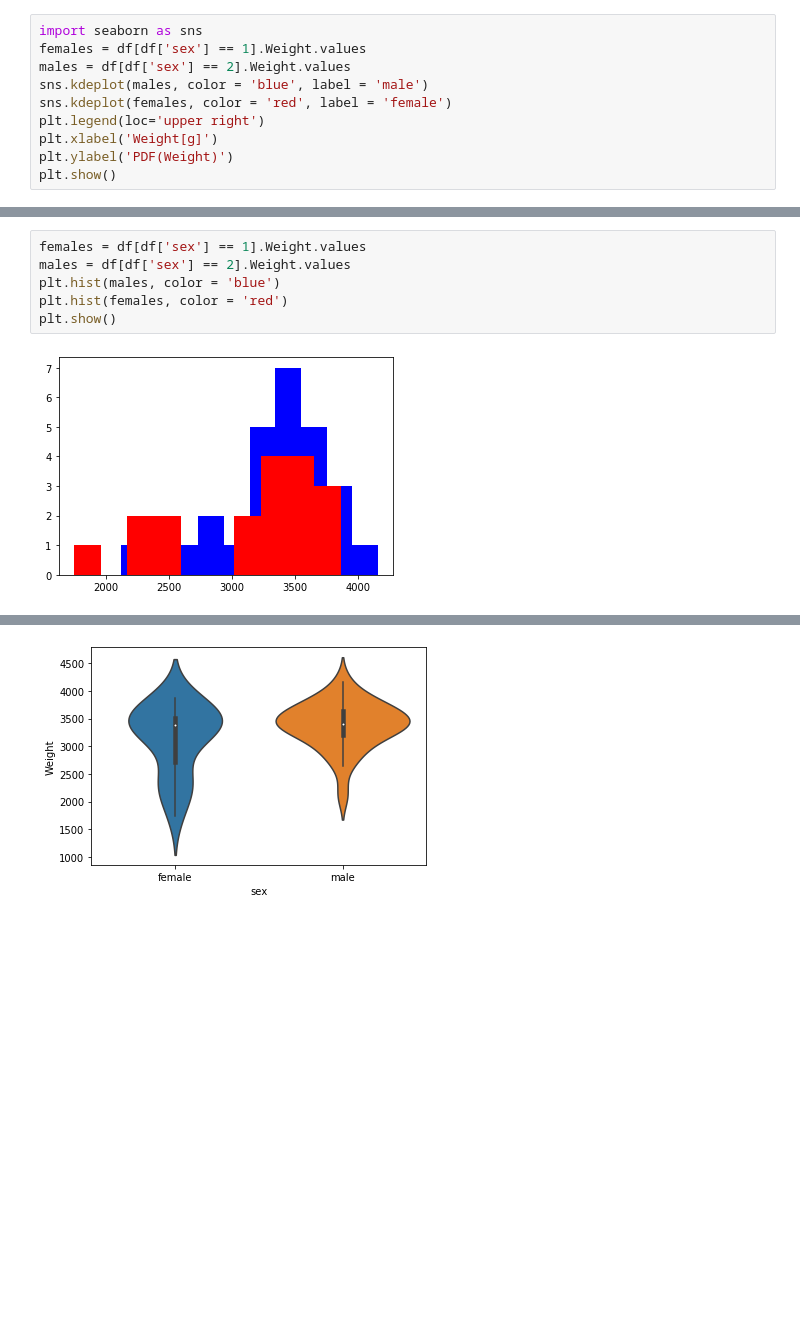
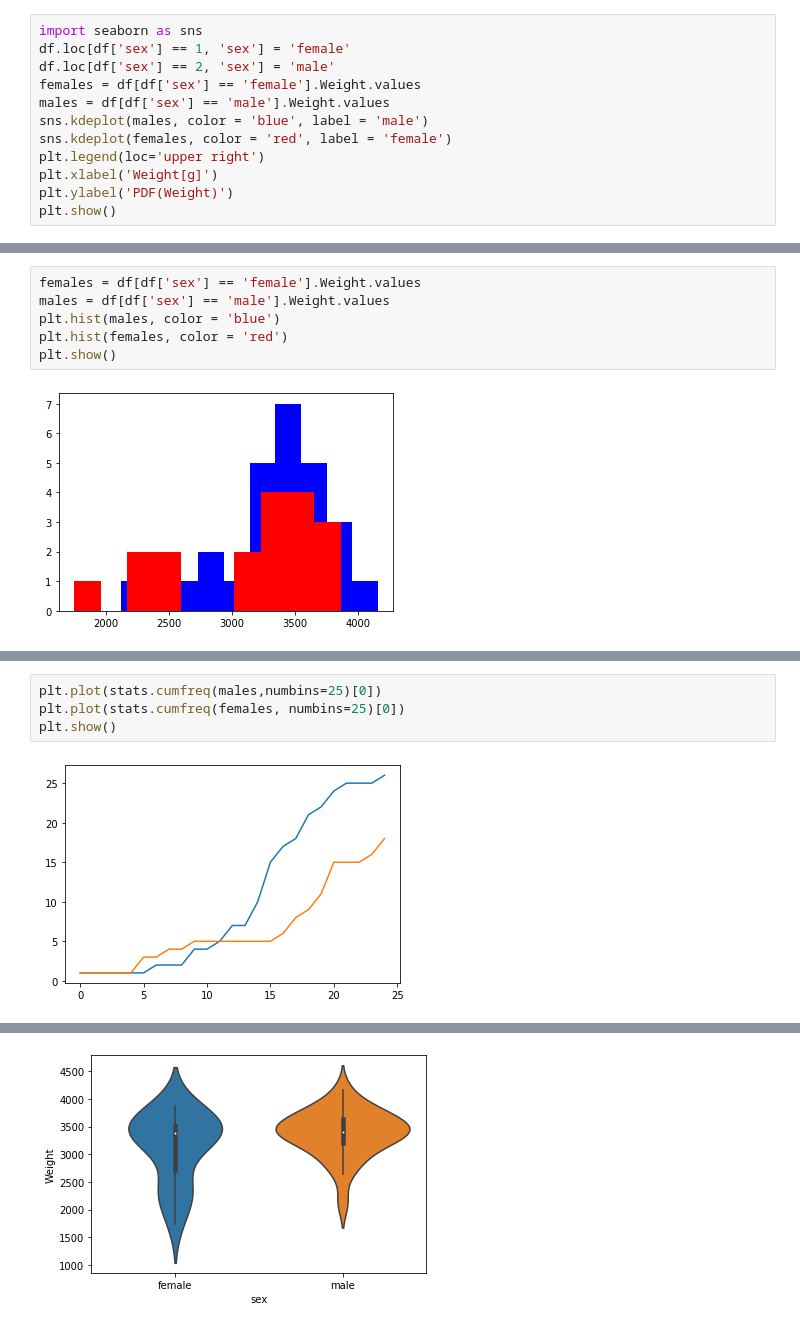
Before and after one commit to mladbago/podstawy_sztucznej_inteligencji, a Jupyter notebook: Z02_numy_pandas.ipynb, the cells around one changed output, grey strips where cells are left out. Drawn from its saved outputs; the diff is of its cells as text; blank space fills up the shorter version.

Commit message:
Some plots done

```diff
--- a/Z02_numy_pandas.ipynb
+++ b/Z02_numy_pandas.ipynb
@@ -1681,8 +1681,10 @@ Proszę podzielić próbkę na dwie grupy ze względu na płeć (kolumna ``sex''
 [figure]
 # %%
 import seaborn as sns
-females = df[df['sex'] == 1].Weight.values
-males = df[df['sex'] == 2].Weight.values
+df.loc[df['sex'] == 1, 'sex'] = 'female'
+df.loc[df['sex'] == 2, 'sex'] = 'male'
+females = df[df['sex'] == 'female'].Weight.values
+males = df[df['sex'] == 'male'].Weight.values
 sns.kdeplot(males, color = 'blue', label = 'male')
 sns.kdeplot(females, color = 'red', label = 'female')
 plt.legend(loc='upper right')
@@ -1695,8 +1697,8 @@ plt.show()
 # %% [output]
 [figure]
 # %%
-females = df[df['sex'] == 1].Weight.values
-males = df[df['sex'] == 2].Weight.values
+females = df[df['sex'] == 'female'].Weight.values
+males = df[df['sex'] == 'male'].Weight.values
 plt.hist(males, color = 'blue')
 plt.hist(females, color = 'red')
 plt.show()
@@ -1705,2 +1710,8 @@ plt.show()
+# %%
+plt.plot(stats.cumfreq(males,numbins=25)[0])
+plt.plot(stats.cumfreq(females, numbins=25)[0])
+plt.show()
+# %% [output]
+[figure, added]
 # %%
 # %% [output]
```
Also changed, not shown: parts of 7 cells of this notebook.
